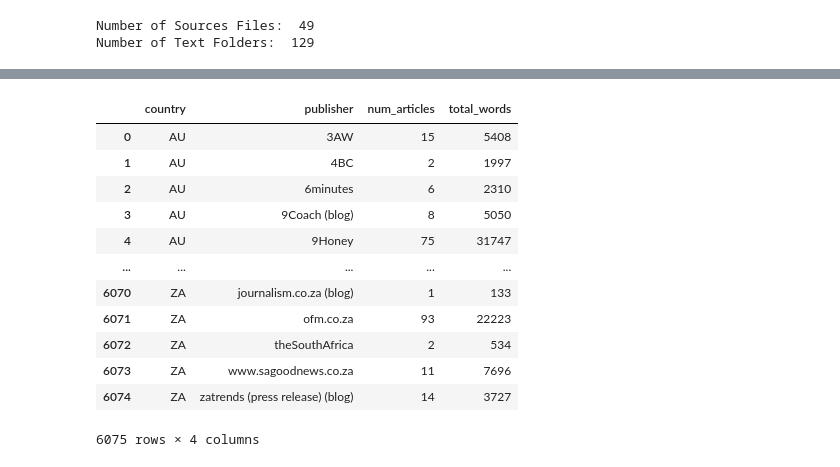
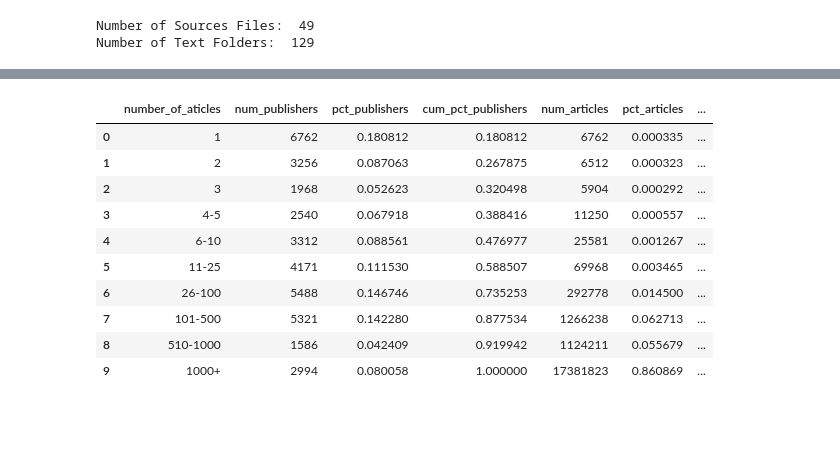
Before and after one commit to mbmackenzie/peace-speech-project, a Jupyter notebook: Clean Text Files - SAMPLE.ipynb, the cells around one changed output, grey strips where cells are left out. Cells and saved outputs as stored; diff of their text form; code cells hidden in the pictures; blank space fills up the shorter version.

```diff
--- a/Clean Text Files - SAMPLE.ipynb
+++ b/Clean Text Files - SAMPLE.ipynb
@@ -153,20 +149,32 @@ ax.legend(loc='center left', bbox_to_anchor=(1, 0.5), fontsize=12);
-# %%
-summary_by_country_by_publisher = summary_stats_df.groupby(["country", "publisher"])
-summary_by_country_by_publisher = summary_by_country_by_publisher[["num_articles", "total_words"]]
-summary_by_country_by_publisher = summary_by_country_by_publisher.sum().reset_index()
-
-summary_by_country_by_publisher
-# %% [output]
-|  | country | publisher | num_articles | total_words |
-| 0 | AU | 3AW | 15 | 5408 |
-| 1 | AU | 4BC | 2 | 1997 |
-| 2 | AU | 6minutes | 6 | 2310 |
-| 3 | AU | 9Coach (blog) | 8 | 5050 |
-| 4 | AU | 9Honey | 75 | 31747 |
-| ... | ... | ... | ... | ... |
-| 6070 | ZA | journalism.co.za (blog) | 1 | 133 |
-| 6071 | ZA | ofm.co.za | 93 | 22223 |
-| 6072 | ZA | theSouthAfrica | 2 | 534 |
-| 6073 | ZA | www.sagoodnews.co.za | 11 | 7696 |
-| 6074 | ZA | zatrends (press release) (blog) | 14 | 3727 |
-6075 rows × 4 columns
+# %%
+by_publisher = summary_stats_df.groupby(["country", "publisher"])
+by_publisher = by_publisher[["num_articles", "total_words"]]
+by_publisher = by_publisher.sum().reset_index()
+
+by_publisher["number_of_aticles"] = pd.cut(by_publisher.num_articles,
+                             bins=[0, 1, 2, 3, 5, 10, 25, 100, 500, 1000, np.inf],
+                             labels=["1", "2", "3", "4-5", "6-10", "11-25", "26-100", "101-500", "510-1000", "1000+"])
+
+
+by_bin = by_publisher.groupby("number_of_aticles").publisher.count().reset_index()
+by_bin.rename(columns={"publisher": "num_publishers"}, inplace=True)
+by_bin["pct_publishers"] = by_bin.num_publishers / by_bin.num_publishers.sum()
+by_bin["cum_pct_publishers"] = by_bin.pct_publishers.cumsum()
+
+by_bin["num_articles"] = by_publisher.groupby("number_of_aticles").num_articles.sum().values
+by_bin["pct_articles"] = by_bin.num_articles / by_bin.num_articles.sum()
+by_bin["cum_pct_articles"] = by_bin.pct_articles.cumsum()
+
+by_bin
+# %% [output]
+|  | number_of_aticles | num_publishers | pct_publishers | cum_pct_publishers | num_articles | pct_articles | ... |
+| 0 | 1 | 6762 | 0.180812 | 0.180812 | 6762 | 0.000335 | ... |
+| 1 | 2 | 3256 | 0.087063 | 0.267875 | 6512 | 0.000323 | ... |
+| 2 | 3 | 1968 | 0.052623 | 0.320498 | 5904 | 0.000292 | ... |
+| 3 | 4-5 | 2540 | 0.067918 | 0.388416 | 11250 | 0.000557 | ... |
+| 4 | 6-10 | 3312 | 0.088561 | 0.476977 | 25581 | 0.001267 | ... |
+| 5 | 11-25 | 4171 | 0.111530 | 0.588507 | 69968 | 0.003465 | ... |
+| 6 | 26-100 | 5488 | 0.146746 | 0.735253 | 292778 | 0.014500 | ... |
+| 7 | 101-500 | 5321 | 0.142280 | 0.877534 | 1266238 | 0.062713 | ... |
+| 8 | 510-1000 | 1586 | 0.042409 | 0.919942 | 1124211 | 0.055679 | ... |
+| 9 | 1000+ | 2994 | 0.080058 | 1.000000 | 17381823 | 0.860869 | ... |
```
Also changed, not shown: parts of 4 cells of this notebook, 4 other files.
